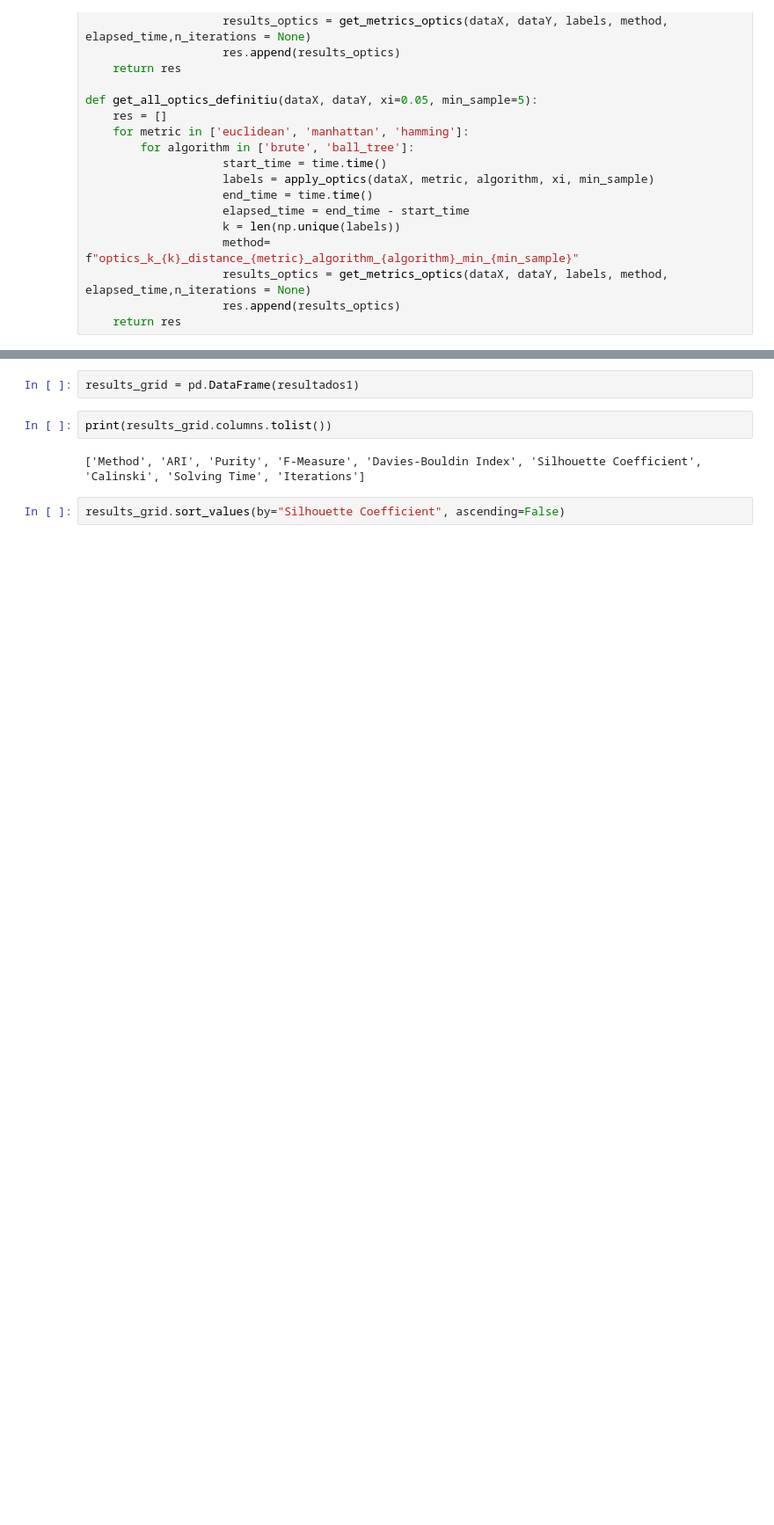
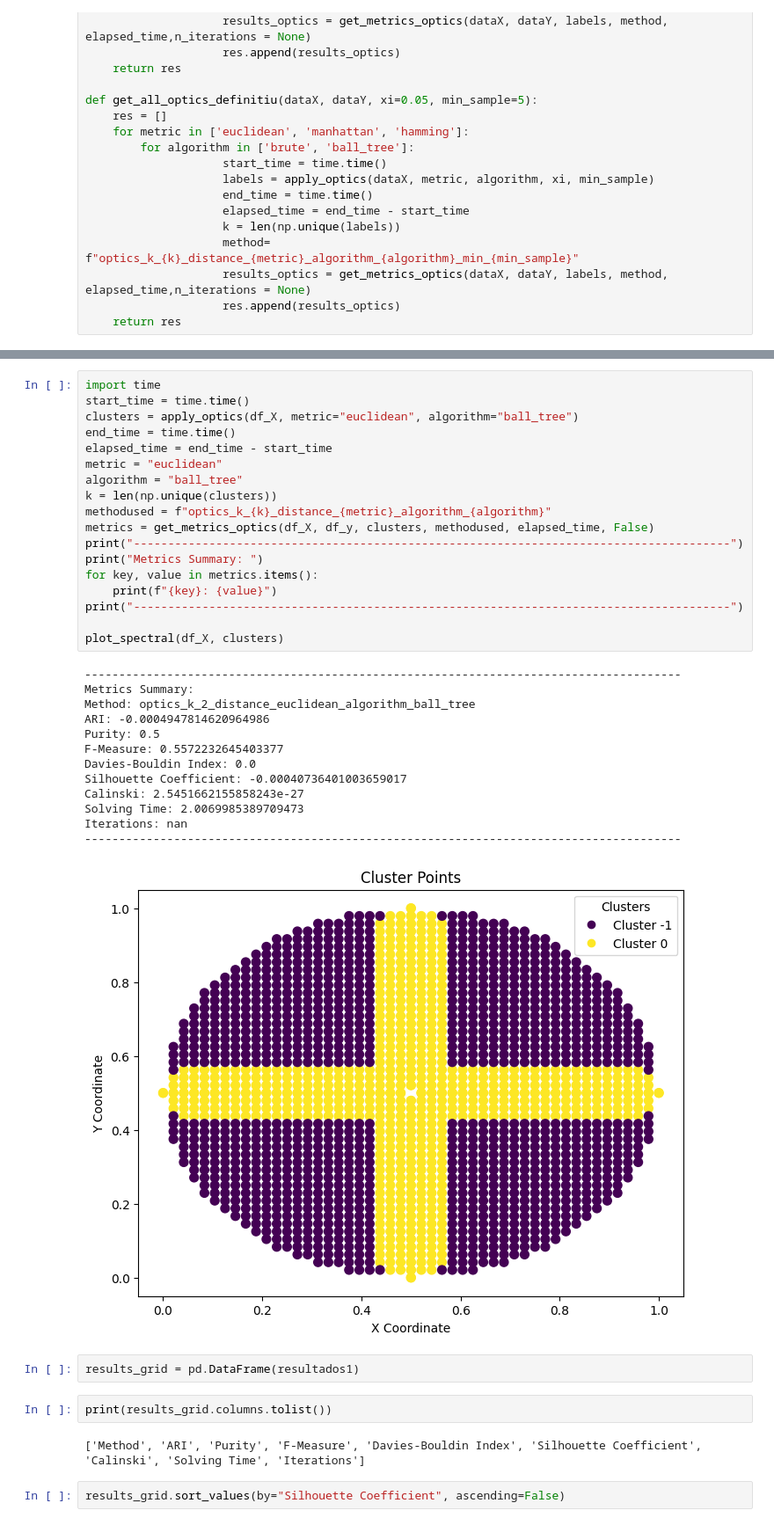
Before and after one commit to Bernat-C/Clustering-Analysis, a Jupyter notebook: testing_aina.ipynb, the cells around one changed output, grey strips where cells are left out. Shown at 88% size. Drawn from its saved outputs; the diff is of its cells as text; blank space fills up the shorter version.

```diff
--- a/testing_aina.ipynb
+++ b/testing_aina.ipynb
@@ -57,4 +58,36 @@ df_y = np.array(df[df.columns[-1]])
 #resultados1 = get_all_optics(df_X, df_y)
+# %%
+import time
+start_time = time.time()
+clusters = apply_optics(df_X, metric="euclidean", algorithm="ball_tree")
+end_time = time.time()
+elapsed_time = end_time - start_time
+metric = "euclidean"
+algorithm = "ball_tree"
+k = len(np.unique(clusters))
+methodused = f"optics_k_{k}_distance_{metric}_algorithm_{algorithm}"
+metrics = get_metrics_optics(df_X, df_y, clusters, methodused, elapsed_time, False)
+print("---------------------------------------------------------------------------------------")
+print("Metrics Summary: ")
+for key, value in metrics.items():
+    print(f"{key}: {value}")
+print("---------------------------------------------------------------------------------------")
+
+plot_spectral(df_X, clusters)
+# %% [output]
+---------------------------------------------------------------------------------------
+Metrics Summary:
+Method: optics_k_2_distance_euclidean_algorithm_ball_tree
+ARI: -0.0004947814620964986
+Purity: 0.5
+F-Measure: 0.5572232645403377
+Davies-Bouldin Index: 0.0
+Silhouette Coefficient: -0.00040736401003659017
+Calinski: 2.5451662155858243e-27
+Solving Time: 2.0069985389709473
+Iterations: nan
+---------------------------------------------------------------------------------------
+[figure, added]
 # %%
 results_grid = pd.DataFrame(resultados1)
 # %%
```
Also changed, not shown: parts of 2 cells of this notebook, 1 other file.
